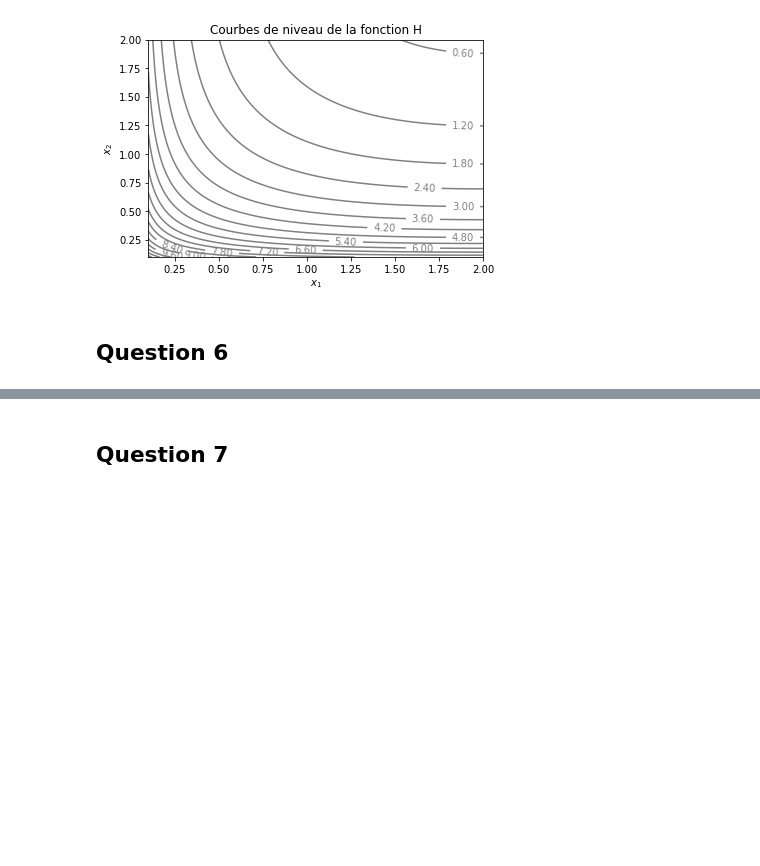
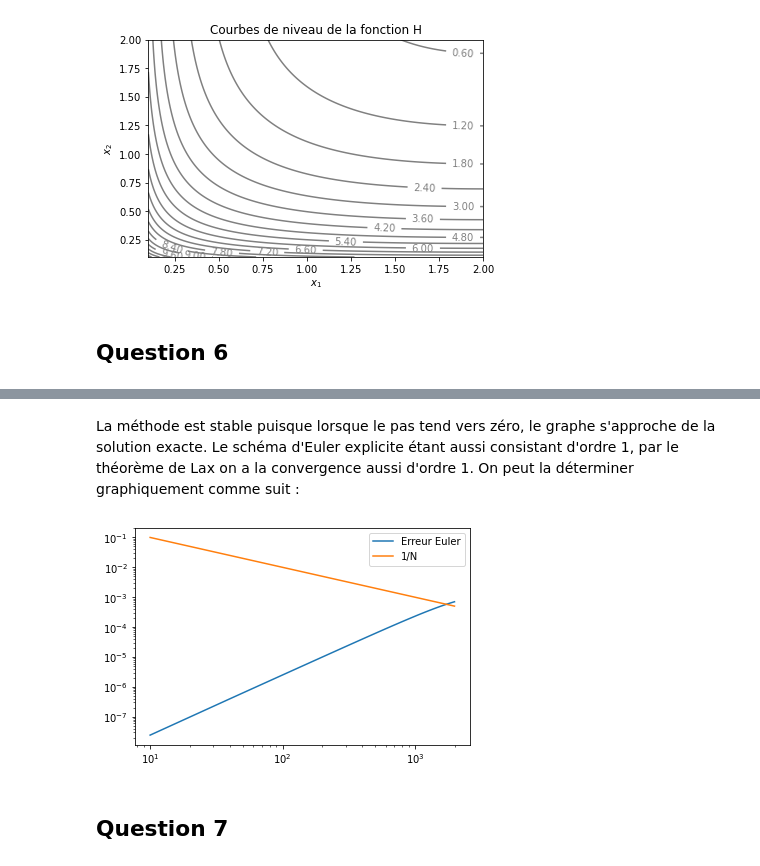
Before and after one commit to hallerantoine/projet-equa-diff, a Jupyter notebook: Projet équations différentielles.ipynb, the cells around one changed output, grey strips where cells are left out. Saved outputs shown, nothing was run; the diff lists cells and outputs as text; code cells hidden in the pictures; blank space fills up the shorter version.

```diff
--- a/Projet équations différentielles.ipynb
+++ b/Projet équations différentielles.ipynb
@@ -156,3 +182,44 @@ def solve_euler_explicite(f,x0,dt,t0,tf):
+# %% [markdown]
+La méthode est stable puisque lorsque le pas tend vers zéro, le graphe s'approche de la solution exacte. Le schéma d'Euler explicite étant aussi consistant d'ordre 1, par le théorème de Lax on a la convergence aussi d'ordre 1. On peut la déterminer graphiquement comme suit :
+# %%
+N = 2000
+VN = np.arange(10,N,30)
+
+def err_tronc(X1,X2):
+    return np.max(abs(np.array(X1)-np.array(X2)))
+
+def erreur_Euler(f,y,x0,dt,t0,N):
+    """
+    Prend en argument la fonction f telle que x'=f(x,t), la fonction y solution exacte de l'equation differentielle precedente,
+    les conditions initiales x0 au temps t0, le pas dt et le nombre d'iterations voulues N
+    Renvoie le max des erreurs de troncatures
+    """
+
+    tf = t0 + dt*N #temps final
+
+    #Calcul de X_Euler
+
+    T,X_euler = solve_euler_explicite(f,x0,dt,t0,tf)
+
+    #Calcul de X_vraie
+
+    X_vraie = y(T)
+
+    return err_tronc(X_euler,X_vraie)
+
+E = [] #liste des erreurs de troncatures par nombre d'itérations
+
+for n in VN:
+    E.append(erreur_Euler(f,np.sin,0,0.001,0,n))
+
+plt.plot(VN,E)
+plt.plot(VN,1/VN)
+plt.legend(["Erreur Euler","1/N"])
+plt.xscale("log")
+plt.yscale("log")
+plt.show()
+# %% [output]
+[figure, added]
 # %% [markdown]
 ## Question 7
 # %%
```
Also changed, not shown: parts of 2 cells of this notebook.
